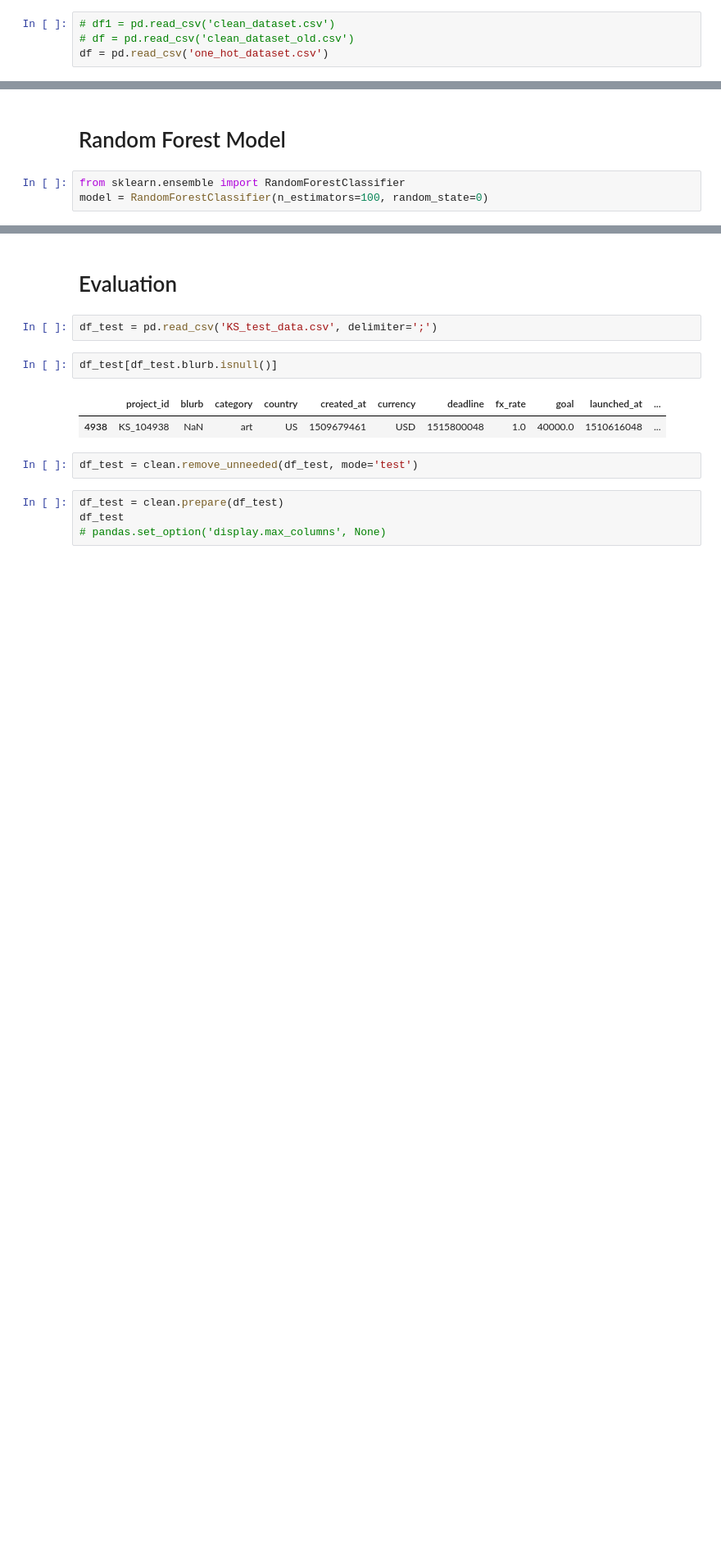
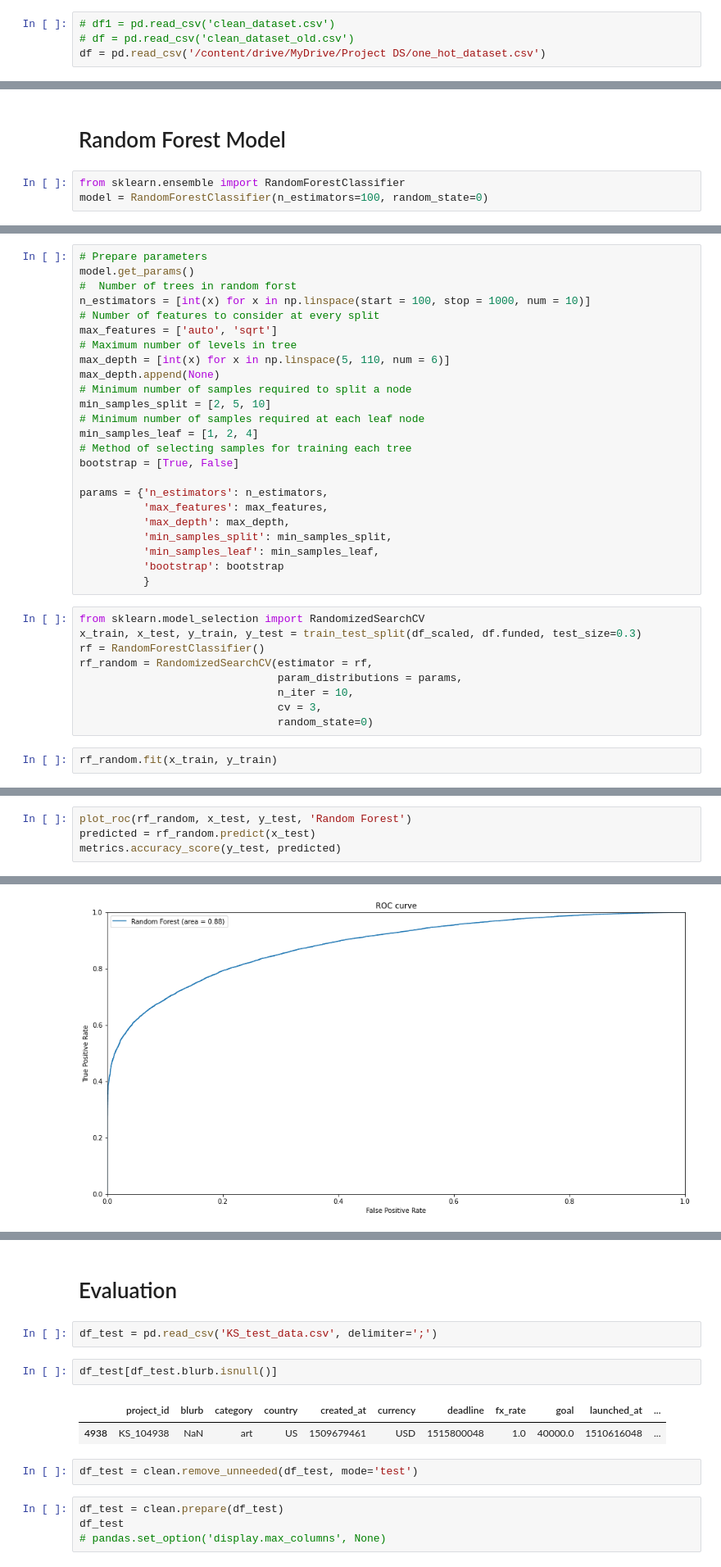
Before and after one commit to HishamAlkaed/Kickstarter, a Jupyter notebook: Modeling&Evaluation.ipynb, the cells around one changed output, grey strips where cells are left out. Shown at 82% size. Drawn from its saved outputs; the diff is of its cells as text; blank space fills up the shorter version.

```diff
--- a/Modeling&Evaluation.ipynb
+++ b/Modeling&Evaluation.ipynb
@@ -36,7 +47,7 @@ import clean
 # %%
 # df1 = pd.read_csv('clean_dataset.csv')
 # df = pd.read_csv('clean_dataset_old.csv')
-df = pd.read_csv('one_hot_dataset.csv')
+df = pd.read_csv('/content/drive/MyDrive/Project DS/one_hot_dataset.csv')
 # %%
 pd.set_option('display.max_columns', None)
 
@@ -141 +152,36 @@ metrics.accuracy_score(y_test, predicted)
 [figure]
+# %%
+# Prepare parameters
+model.get_params()
+#  Number of trees in random forst
+n_estimators = [int(x) for x in np.linspace(start = 100, stop = 1000, num = 10)]
+# Number of features to consider at every split
+max_features = ['auto', 'sqrt']
+# Maximum number of levels in tree
+max_depth = [int(x) for x in np.linspace(5, 110, num = 6)]
+max_depth.append(None)
+# Minimum number of samples required to split a node
+min_samples_split = [2, 5, 10]
+# Minimum number of samples required at each leaf node
+min_samples_leaf = [1, 2, 4]
+# Method of selecting samples for training each tree
+bootstrap = [True, False]
+
+params = {'n_estimators': n_estimators,
+          'max_features': max_features,
+          'max_depth': max_depth,
+          'min_samples_split': min_samples_split,
+          'min_samples_leaf': min_samples_leaf,
+          'bootstrap': bootstrap
+          }
+# %%
+from sklearn.model_selection import RandomizedSearchCV
+x_train, x_test, y_train, y_test = train_test_split(df_scaled, df.funded, test_size=0.3)
+rf = RandomForestClassifier()
+rf_random = RandomizedSearchCV(estimator = rf,
+                               param_distributions = params,
+                               n_iter = 10,
+                               cv = 3,
+                               random_state=0)
+# %%
+rf_random.fit(x_train, y_train)
@@ -141,0 +206,5 @@ metrics.accuracy_score(y_test, predicted)
+# %%
+plot_roc(rf_random, x_test, y_test, 'Random Forest')
+predicted = rf_random.predict(x_test)
+metrics.accuracy_score(y_test, predicted)
+# %% [output]
@@ -141,0 +212 @@ metrics.accuracy_score(y_test, predicted)
+[figure, added]
```
Also changed, not shown: parts of 13 cells of this notebook.
